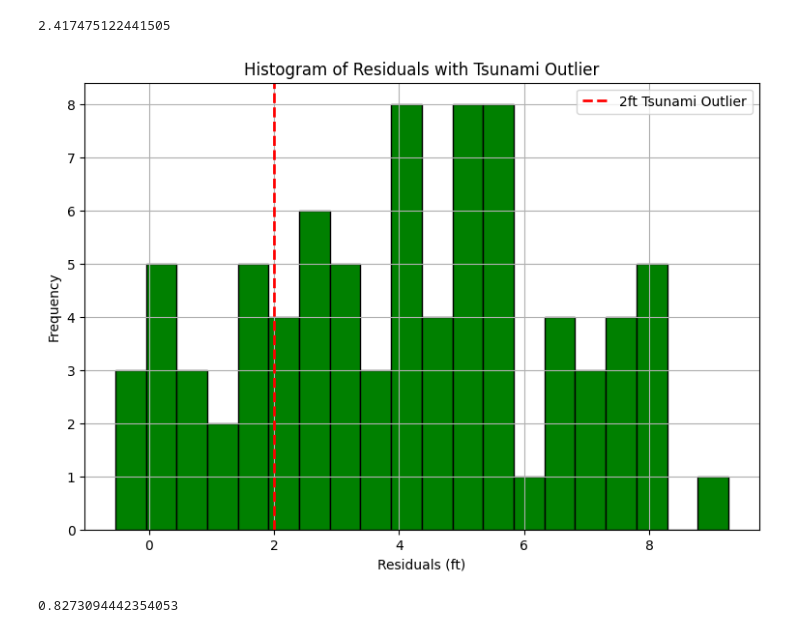
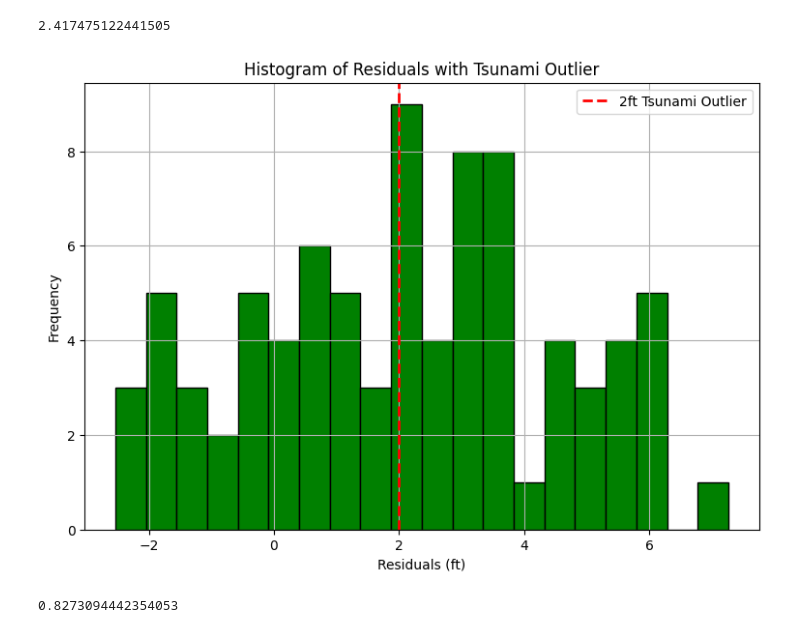
Before and after one commit to DrKiefer/Astr-19-Group-E, a Jupyter notebook: Group Project/histogram.ipynb, the cells around one changed output. Cells and saved outputs as stored; diff of their text form; code cells hidden in the pictures.

```diff
--- a/Group Project/histogram.ipynb
+++ b/Group Project/histogram.ipynb
@@ -68,25 +68,24 @@ std_dev
 # %%
 
 # Add 2ft outlier
 fHeight = height.astype(float)
-
-residuals_tsunami = fHeight+2-oscillatory_function(dayMinutes, *params)
+residuals_tsunami = np.append(residuals,2)
 
 # Plot
 plt.figure(figsize=(9, 6))
 plt.hist(residuals_tsunami, bins=20, edgecolor='black', color='green')
 plt.axvline(x=2, color='red', linestyle='dashed', linewidth=2, label='2ft Tsunami Outlier')
 plt.xlabel('Residuals (ft)')
 plt.ylabel('Frequency')
 
 plt.title('Histogram of Residuals with Tsunami Outlier')
 plt.legend()
 plt.grid(True)
 plt.savefig('histogram_outlier')
 plt.show()
 
 tsunami_deviation_std = 2 / std_dev
 tsunami_deviation_std
 # %% [output]
-[figure, old version]
+[figure, new version]
 0.8273094442354053
```
